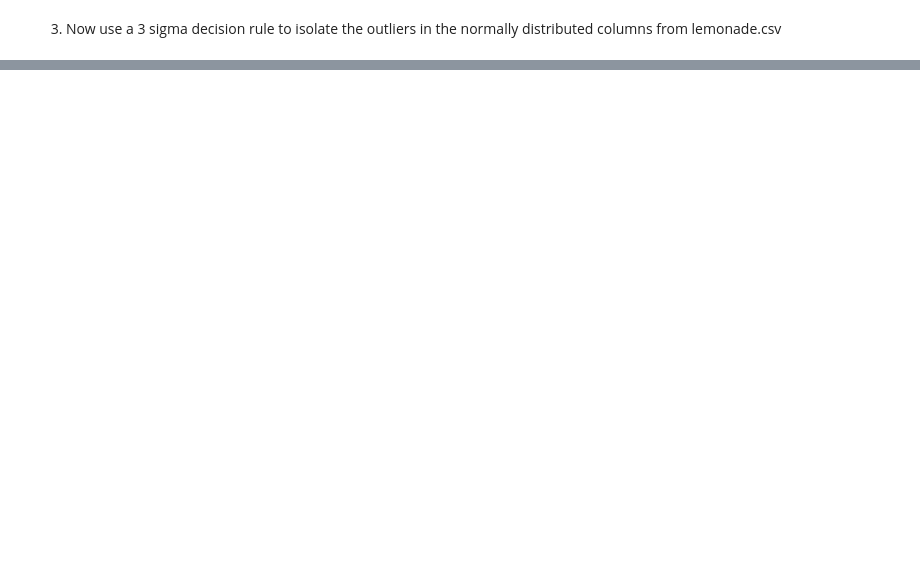
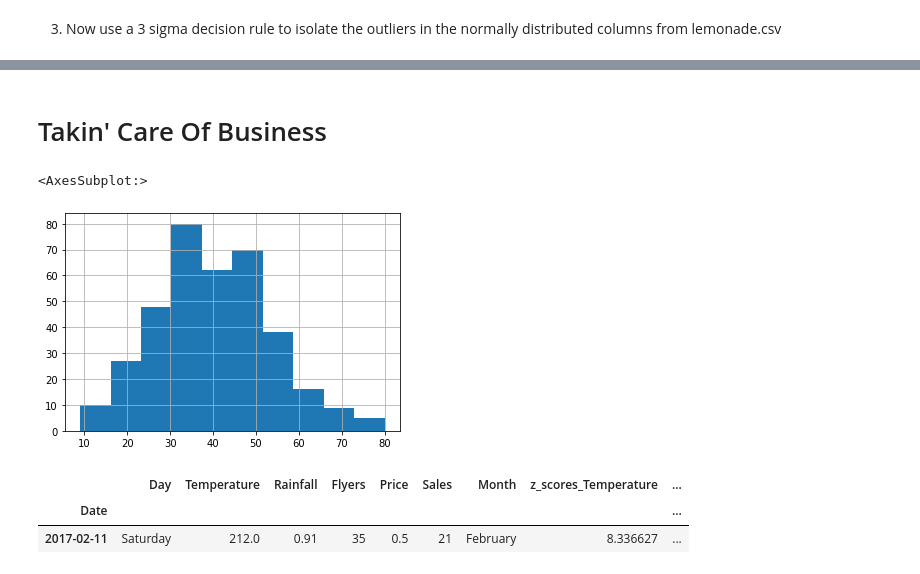
Before and after one commit to o0amandagomez0o/anomaly-detection-exercises, a Jupyter notebook: continuous_probabilistic_methods.ipynb, the cells around one changed output, grey strips where cells are left out. Saved outputs shown, nothing was run; the diff lists cells and outputs as text; code cells hidden in the pictures; blank space fills up the shorter version.

```diff
--- a/continuous_probabilistic_methods.ipynb
+++ b/continuous_probabilistic_methods.ipynb
@@ -261,2 +375,10 @@ Temperature
 # %% [markdown]
 3. Now use a 3 sigma decision rule to isolate the outliers in the normally distributed columns from lemonade.csv
+# %%
+for col in columns:
+    z_scores = pd.Series((df[col] - df[col].mean()) / df[col].std())
+    colname = 'z_scores_' + str(col)
+    df[colname] = z_scores
+
+    print('\n~~~~~~~~~~\n', col)
+    print(df[z_scores.abs() >= 3])
@@ -262,0 +413,17 @@ Temperature
+# %% [markdown]
+# Takin' Care Of Business
+# %%
+#remove most likely typo of negative Flyers anomoly
+df['Flyers'] = df['Flyers'].abs()
+# %%
+df['Flyers'].hist()
+# %% [output]
+<AxesSubplot:>
+[figure, added]
+# %%
+#address boiling temperature
+df[df['Temperature'] > 200]
+# %% [output]
+|  | Day | Temperature | Rainfall | Flyers | Price | Sales | Month | z_scores_Temperature | ... |
+| Date |  |  |  |  |  |  |  |  | ... |
+| 2017-02-11 | Saturday | 212.0 | 0.91 | 35 | 0.5 | 21 | February | 8.336627 | ... |
```
Also changed, not shown: parts of 19 cells of this notebook.
